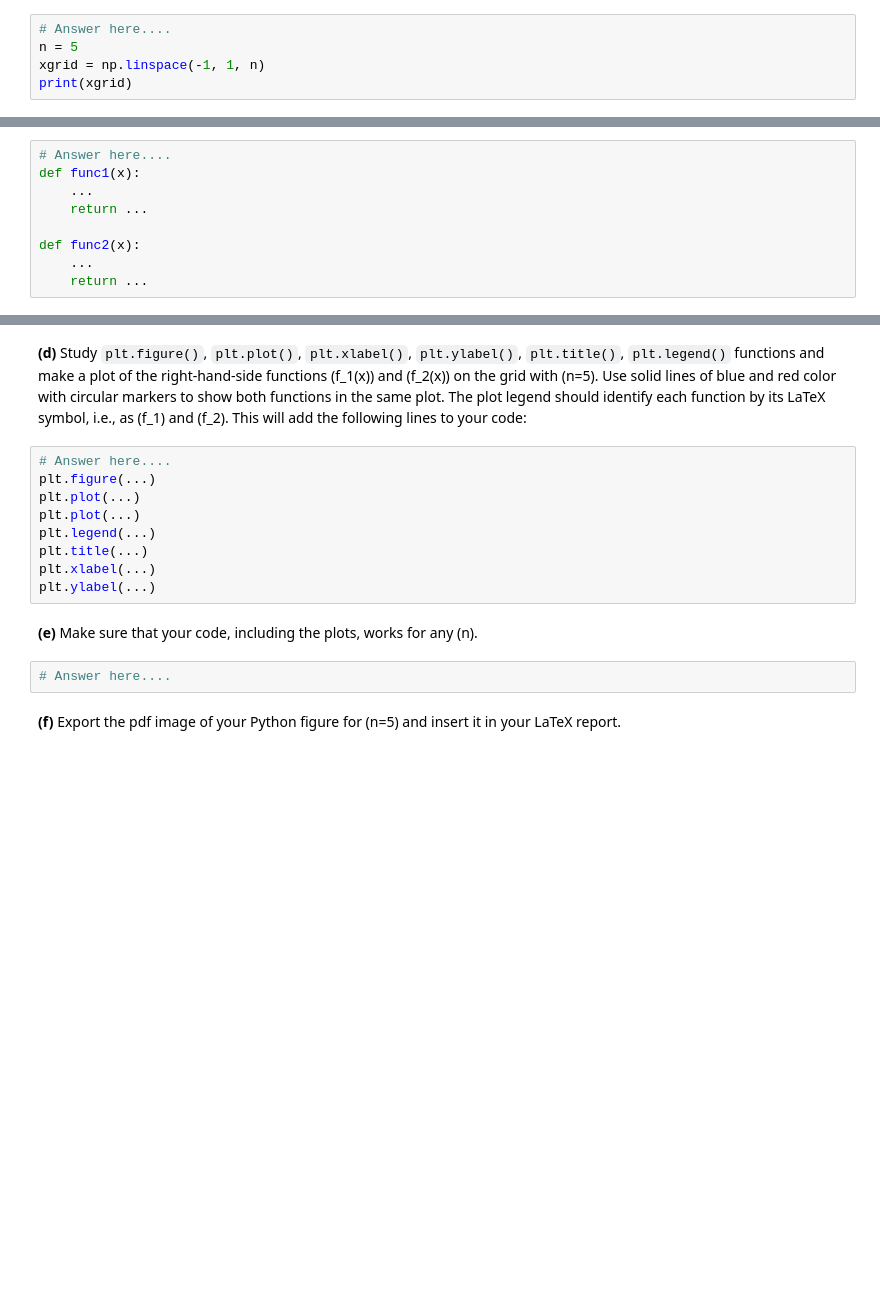
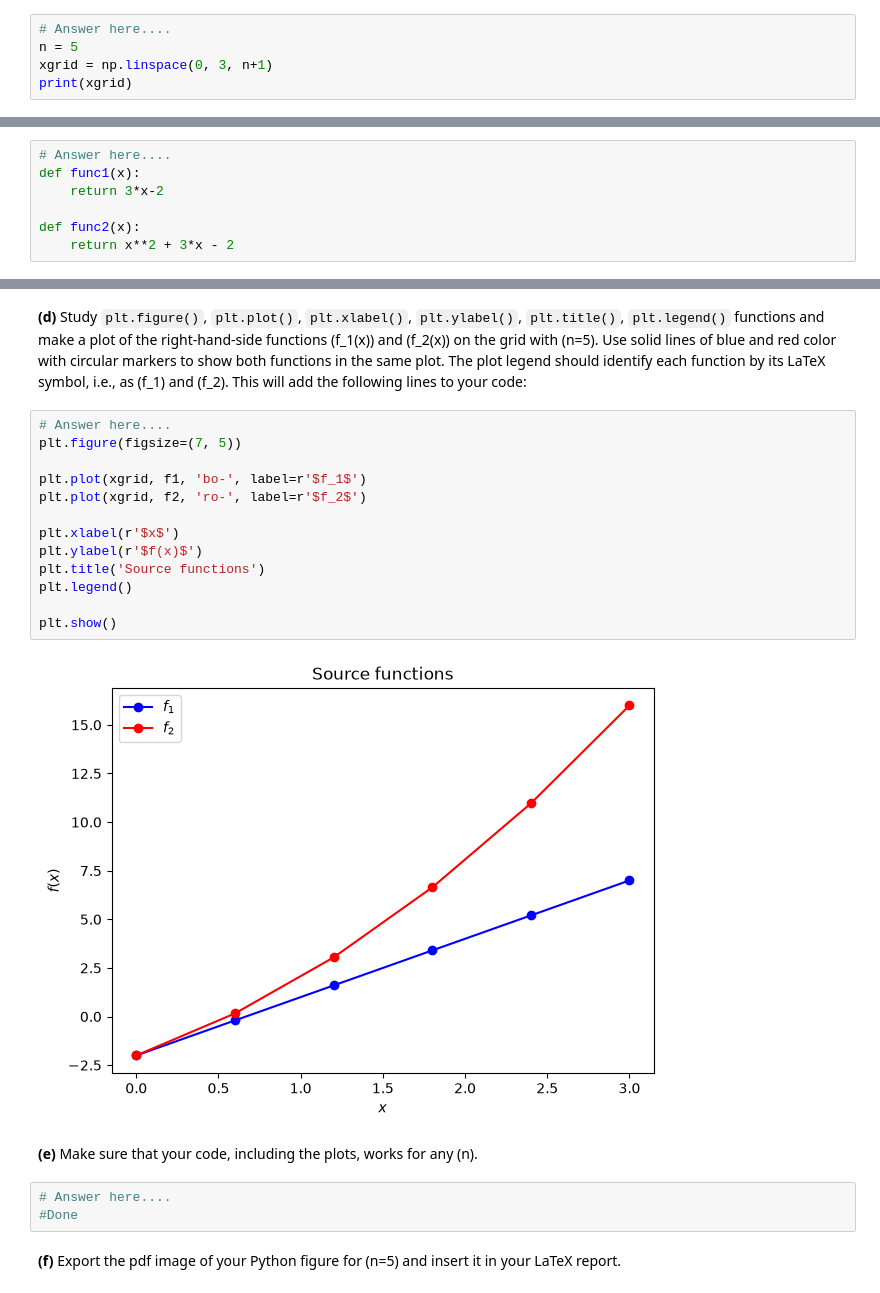
Before and after one commit to TychoRietman/TW3730TU-Assignments, a Jupyter notebook: Assignment2_2025_answer_template.ipynb, the cells around one changed output, grey strips where cells are left out. Saved outputs shown, nothing was run; the diff lists cells and outputs as text; blank space fills up the shorter version.

```diff
--- a/Assignment2_2025_answer_template.ipynb
+++ b/Assignment2_2025_answer_template.ipynb
@@ -362,6 +362,6 @@ Construct a uniform grid and display the source functions and the exact solution
 # %%
 # Answer here....
 n = 5
-xgrid = np.linspace(-1, 1, n)
+xgrid = np.linspace(0, 3, n+1)
 print(xgrid)
 # %% [output]
@@ -371,12 +371,10 @@ print(xgrid)
 # %%
 # Answer here....
 def func1(x):
-    ...
-    return ...
+    return 3*x-2
 
 def func2(x):
-    ...
-    return ...
+    return x**2 + 3*x - 2
 # %% [markdown]
 **(c)** Use your functions to compute the grid values of \(f_1(x)\) and \(f_2(x)\) as follows:
 # %%
@@ -387,17 +391,24 @@ f2 = func2(xgrid)
 **(d)** Study `plt.figure()`, `plt.plot()`, `plt.xlabel()`, `plt.ylabel()`, `plt.title()`, `plt.legend()` functions and make a plot of the right-hand-side functions \(f_1(x)\) and \(f_2(x)\) on the grid with \(n=5\). Use solid lines of blue and red color with circular markers to show both functions in the same plot. The plot legend should identify each function by its LaTeX symbol, i.e., as \(f_1\) and \(f_2\). This will add the following lines to your code:
 # %%
 # Answer here....
-plt.figure(...)
-plt.plot(...)
-plt.plot(...)
-plt.legend(...)
-plt.title(...)
-plt.xlabel(...)
-plt.ylabel(...)
+plt.figure(figsize=(7, 5))
+
+plt.plot(xgrid, f1, 'bo-', label=r'$f_1$')
+plt.plot(xgrid, f2, 'ro-', label=r'$f_2$')
+
+plt.xlabel(r'$x$')
+plt.ylabel(r'$f(x)$')
+plt.title('Source functions')
+plt.legend()
+
+plt.show()
+# %% [output]
+[figure, added]
 # %% [markdown]
 **(e)** Make sure that your code, including the plots, works for any \(n\).
 # %%
 # Answer here....
+#Done
 # %% [markdown]
 **(f)** Export the pdf image of your Python figure for \(n=5\) and insert it in your LaTeX report.
 # %%
```
Also changed, not shown: parts of 15 cells of this notebook.
